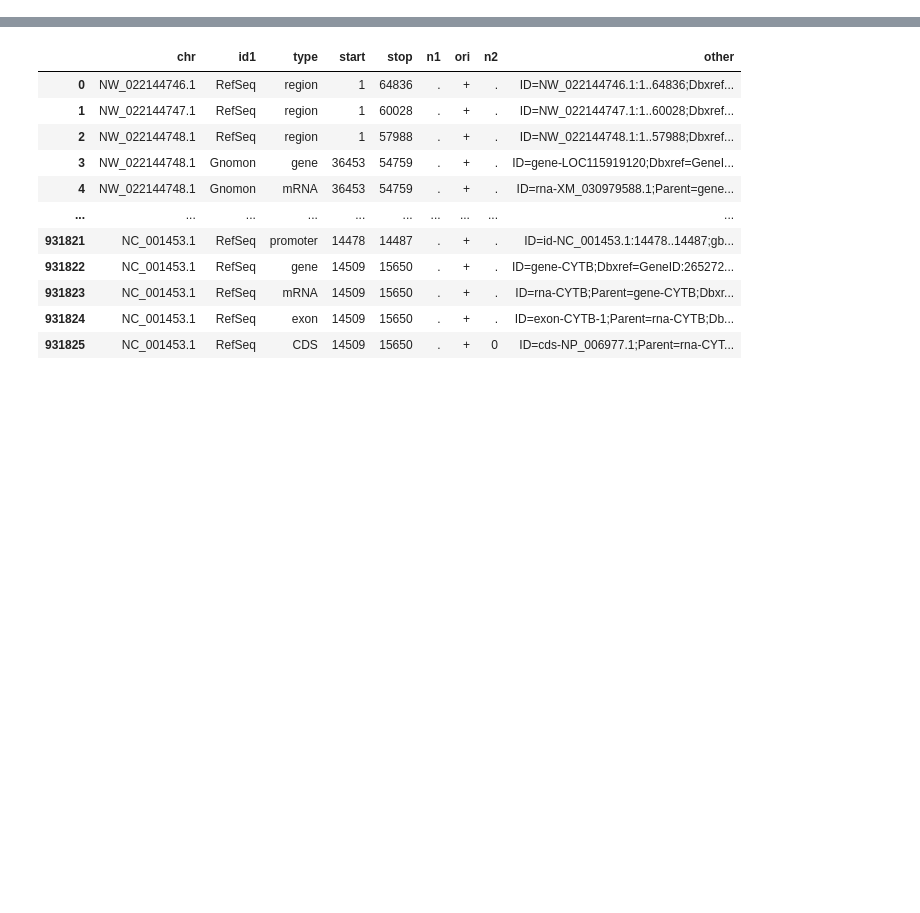
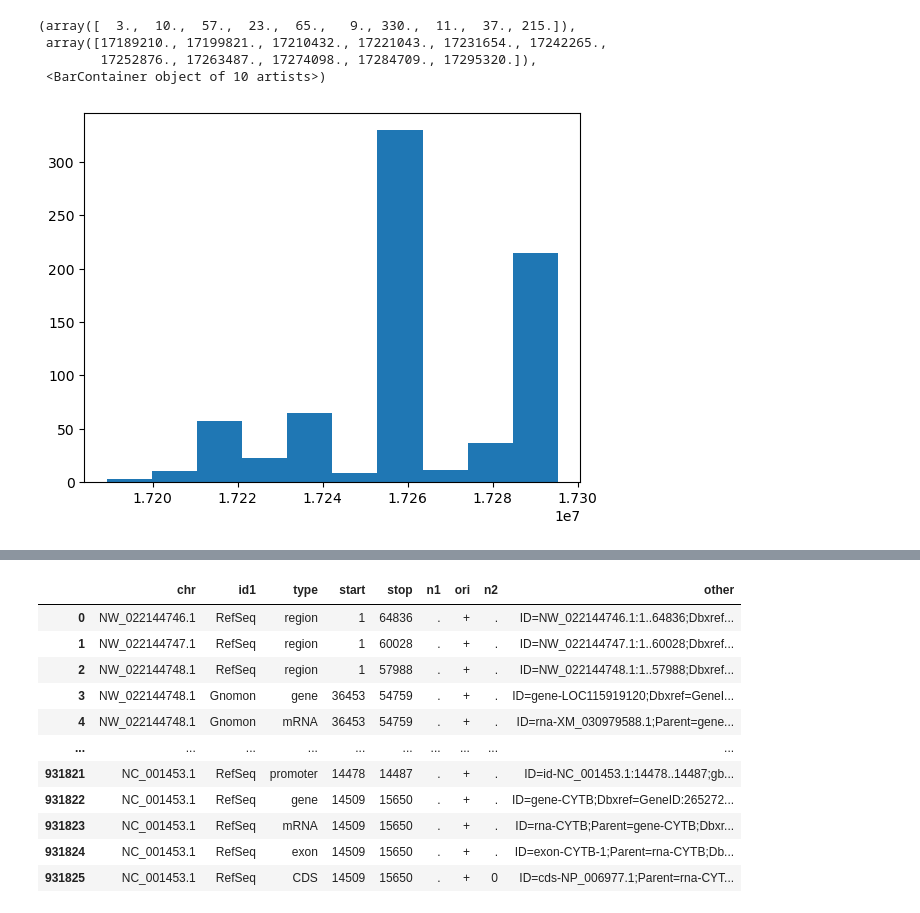
Before and after one commit to Cpetak/local_pca_pipe, a Jupyter notebook: fst_plot.ipynb, the cells around one changed output, grey strips where cells are left out. Saved outputs shown, nothing was run; the diff lists cells and outputs as text; code cells hidden in the pictures; blank space fills up the shorter version.

```diff
--- a/fst_plot.ipynb
+++ b/fst_plot.ipynb
@@ -3,0 +8,5 @@ import matplotlib.pyplot as plt
+# %%
+ld = pd.read_csv("local_pca_pipe/NW_022145594.1_start_stop1mil_resultLD.ld", delim_whitespace=True)
+ld.columns = ["chr1", "pos1", "noting", "chr2", "pos2", "noting2", "r2"]
+ld["dist"]=ld["pos2"] - ld["pos1"]
+ld
@@ -3,0 +43,7 @@ import matplotlib.pyplot as plt
+# %%
+#intld=ld[ld["dist"]>100_000].sort_values(by="r2")
+s1, e1, s2, e2 = 12702886, 13424367, 15422748, 16793794
+gs, ge = 17188175, 17294002 #FST spike: 17294586..17294898 SO DOESN'T FALL IN GENE
+gs, ge = 17188175, 17294898 #IT STILL DOESN'T CORRESPOND TO LD???
+ild = ld[((ld["pos1"]>=gs) & (ld["pos1"]<=ge)) ^ ((ld["pos2"]>=gs) & (ld["pos2"]<=ge))]
+ild
@@ -3,0 +61,8 @@ import matplotlib.pyplot as plt
+# %%
+plt.hist(ild["pos2"])
+# %% [output]
+(array([  3.,  10.,  57.,  23.,  65.,   9., 330.,  11.,  37., 215.]),
+ array([17189210., 17199821., 17210432., 17221043., 17231654., 17242265.,
+        17252876., 17263487., 17274098., 17284709., 17295320.]),
+ <BarContainer object of 10 artists>)
+[figure, added]
```
Also changed, not shown: parts of 9 cells of this notebook, 4 other files.
